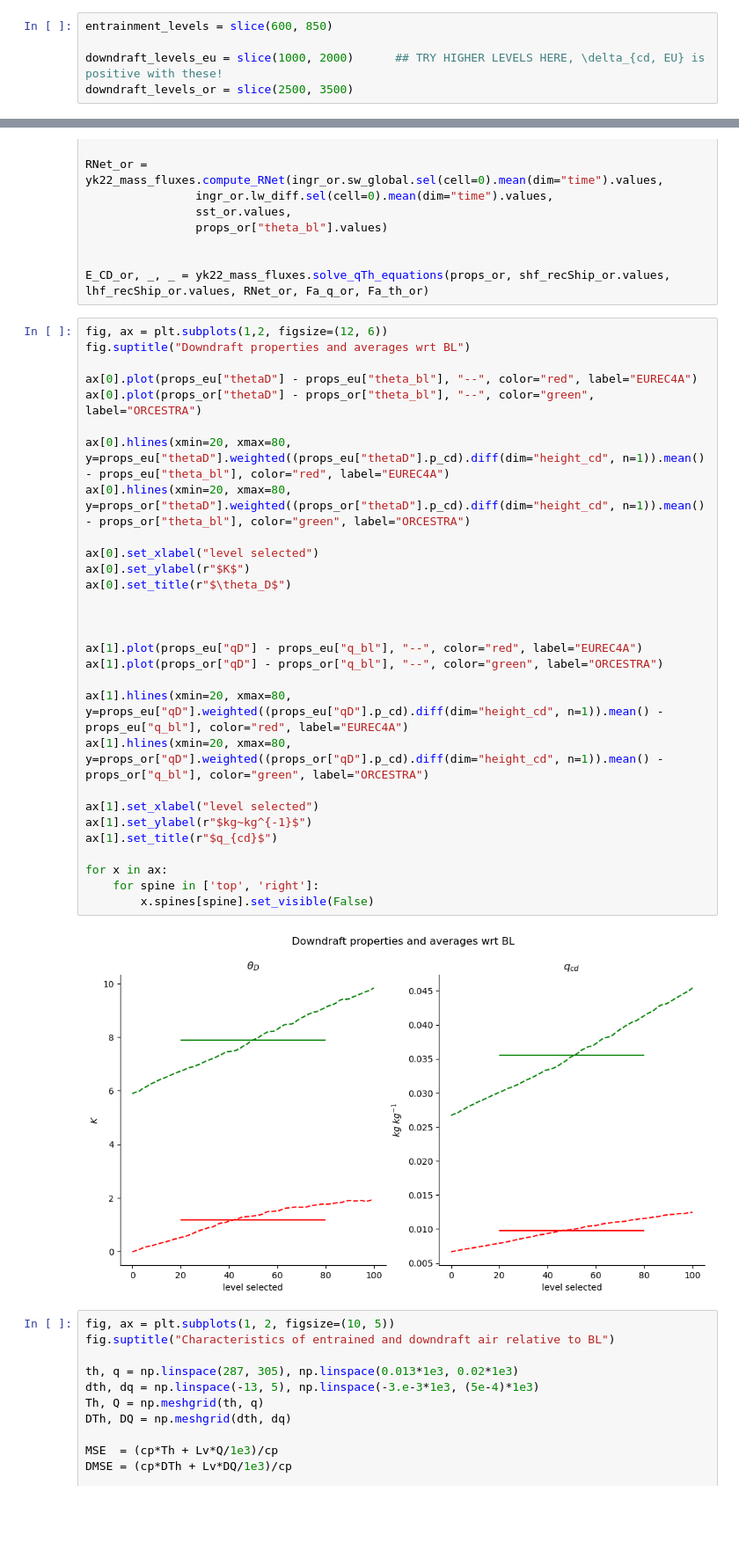
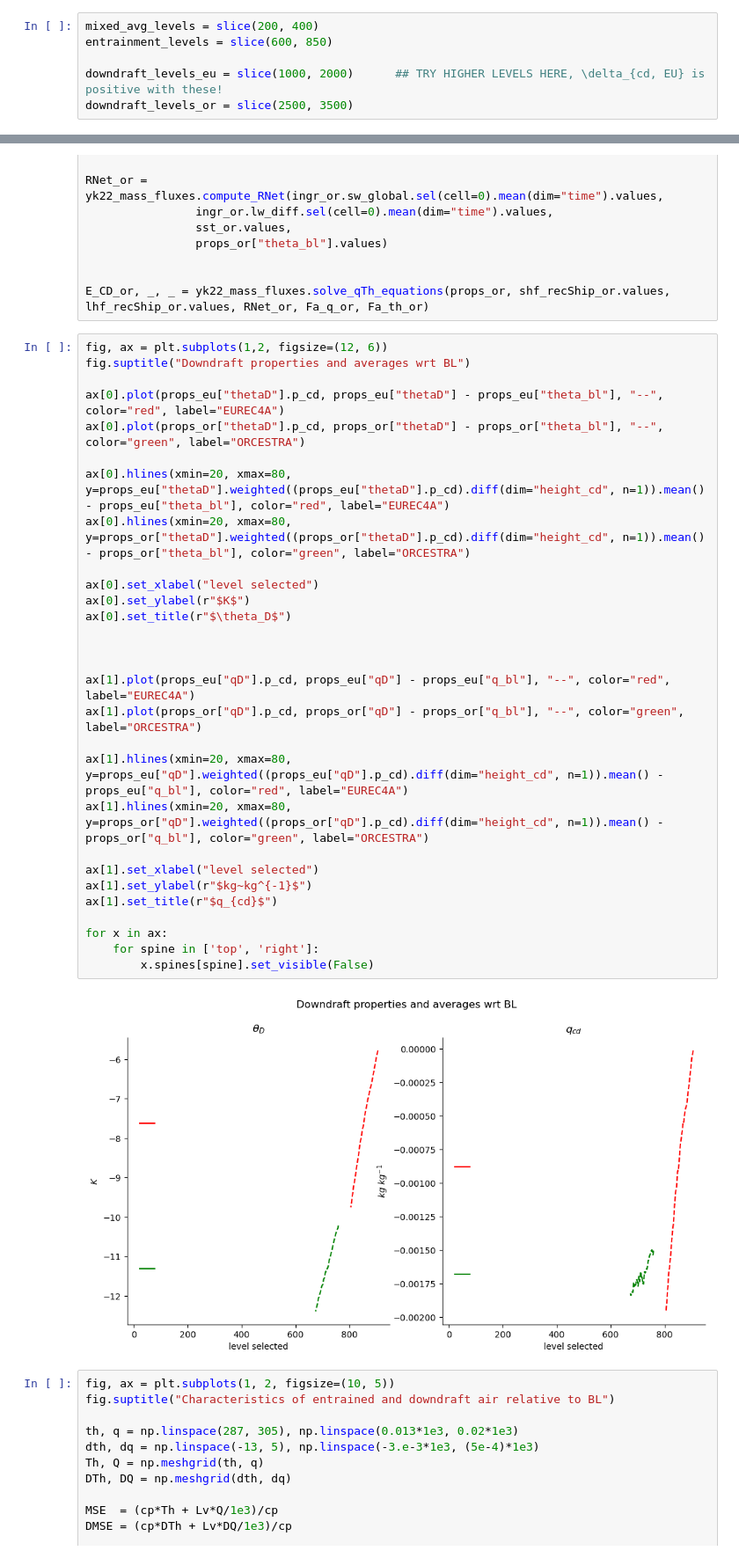
Before and after one commit to meteorologopazzo/BCO_observational, a Jupyter notebook: mass_fluxes_profiles/SimplScheme_sfcAdj.ipynb, the cells around one changed output, grey strips where cells are left out. Shown at 88% size. Drawn from its saved outputs; the diff is of its cells as text; blank space fills up the shorter version.

```diff
--- a/mass_fluxes_profiles/SimplScheme_sfcAdj.ipynb
+++ b/mass_fluxes_profiles/SimplScheme_sfcAdj.ipynb
@@ -2112,6 +2112,7 @@ $$LHF + L_v~m_{E} \cdot (q_E - q_{BL}) + L_v~m_{cd} \cdot (q^*_{cd} - q_{BL}) +
 # %%
 import yk22_mass_fluxes
 # %%
+mixed_avg_levels = slice(200, 400)
 entrainment_levels = slice(600, 850)
 
 downdraft_levels_eu = slice(1000, 2000)      ## TRY HIGHER LEVELS HERE, \delta_{cd, EU} is positive with these!
@@ -2210,34 +2211,34 @@ E_CD_or, _, _ = yk22_mass_fluxes.solve_qTh_equations(props_or, shf_recShip_or.va
 # %%
 fig, ax = plt.subplots(1,2, figsize=(12, 6))
 fig.suptitle("Downdraft properties and averages wrt BL")
 
-ax[0].plot(props_eu["thetaD"] - props_eu["theta_bl"], "--", color="red", label="EUREC4A")
-ax[0].plot(props_or["thetaD"] - props_or["theta_bl"], "--", color="green", label="ORCESTRA")
+ax[0].plot(props_eu["thetaD"].p_cd, props_eu["thetaD"] - props_eu["theta_bl"], "--", color="red", label="EUREC4A")
+ax[0].plot(props_or["thetaD"].p_cd, props_or["thetaD"] - props_or["theta_bl"], "--", color="green", label="ORCESTRA")
 
 ax[0].hlines(xmin=20, xmax=80, y=props_eu["thetaD"].weighted((props_eu["thetaD"].p_cd).diff(dim="height_cd", n=1)).mean() - props_eu["theta_bl"], color="red", label="EUREC4A")
 ax[0].hlines(xmin=20, xmax=80, y=props_or["thetaD"].weighted((props_or["thetaD"].p_cd).diff(dim="height_cd", n=1)).mean() - props_or["theta_bl"], color="green", label="ORCESTRA")
 
 ax[0].set_xlabel("level selected")
 ax[0].set_ylabel(r"$K$")
 ax[0].set_title(r"$\theta_D$")
 
 
 
-ax[1].plot(props_eu["qD"] - props_eu["q_bl"], "--", color="red", label="EUREC4A")
-ax[1].plot(props_or["qD"] - props_or["q_bl"], "--", color="green", label="ORCESTRA")
+ax[1].plot(props_eu["qD"].p_cd, props_eu["qD"] - props_eu["q_bl"], "--", color="red", label="EUREC4A")
+ax[1].plot(props_or["qD"].p_cd, props_or["qD"] - props_or["q_bl"], "--", color="green", label="ORCESTRA")
 
 ax[1].hlines(xmin=20, xmax=80, y=props_eu["qD"].weighted((props_eu["qD"].p_cd).diff(dim="height_cd", n=1)).mean() - props_eu["q_bl"], color="red", label="EUREC4A")
 ax[1].hlines(xmin=20, xmax=80, y=props_or["qD"].weighted((props_or["qD"].p_cd).diff(dim="height_cd", n=1)).mean() - props_or["q_bl"], color="green", label="ORCESTRA")
 
 ax[1].set_xlabel("level selected")
 ax[1].set_ylabel(r"$kg~kg^{-1}$")
 ax[1].set_title(r"$q_{cd}$")
 
 for x in ax:
     for spine in ['top', 'right']:
         x.spines[spine].set_visible(False)
 # %% [output]
-[figure, old version]
+[figure, new version]
 # %%
 fig, ax = plt.subplots(1, 2, figsize=(10, 5))
 fig.suptitle("Characteristics of entrained and downdraft air relative to BL")
```
Also changed, not shown: parts of 6 cells of this notebook, 2 other files.
